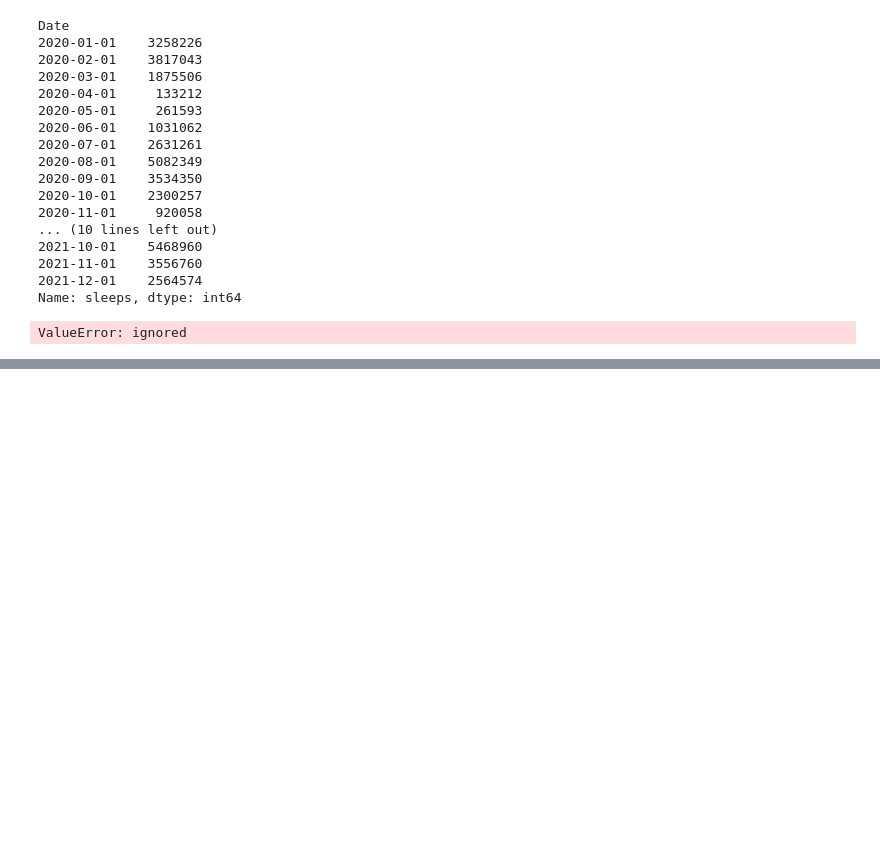
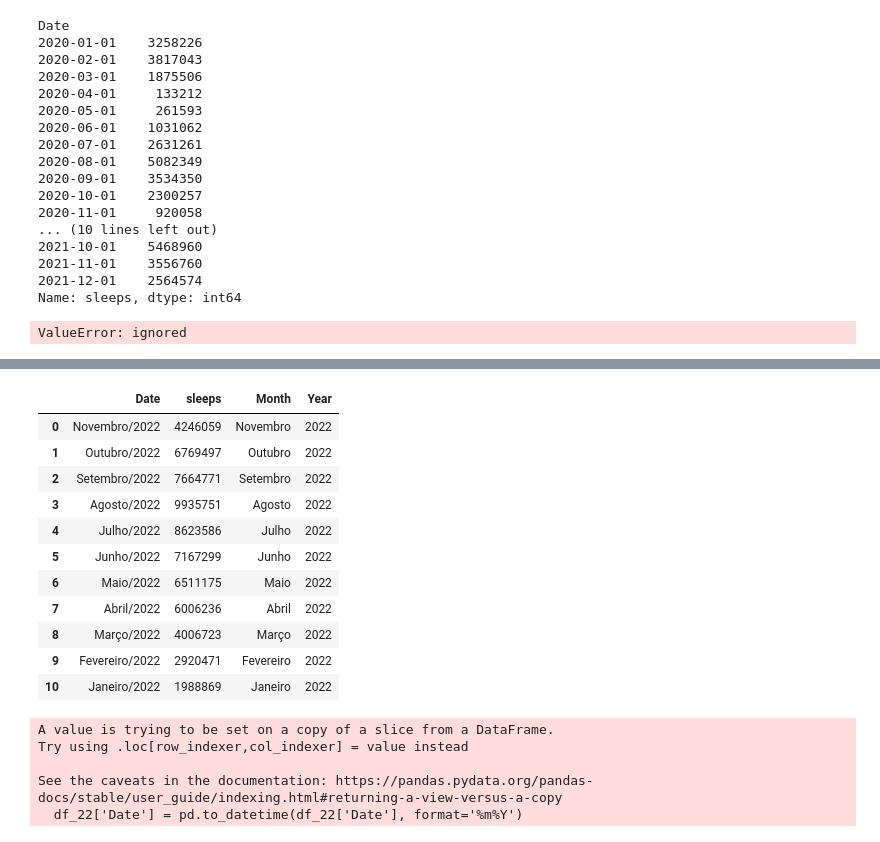
Before and after one commit to LuisaPolicarpo/Project5, a Jupyter notebook: Time_series_s_e_g.ipynb, the cells around one changed output, grey strips where cells are left out. Drawn from its saved outputs; the diff is of its cells as text; code cells hidden in the pictures; blank space fills up the shorter version.

```diff
--- a/Time_series_s_e_g.ipynb
+++ b/Time_series_s_e_g.ipynb
@@ -998,0 +998,4 @@ ValueError: ignored
+# %%
+sleeps_2022= pd.read_csv('https://raw.githubusercontent.com/LuisaPolicarpo/Project5/main/sleeps%202022.csv', encoding='latin-1', on_bad_lines='skip',sep=';')
+# %%
+df = sleeps_2022.drop(columns=['unwated', 'Unnamed: 3'])
@@ -998,0 +1014,2 @@ ValueError: ignored
+# %%
+df_2 = df.rename(columns = {'Período de referência dos dados ':'Date',' Dormidas':'sleeps' })
@@ -998,0 +1031,35 @@ ValueError: ignored
+# %%
+df_2['Date'] = df_2['Date'].str.replace(' de ', '/')
+df_2[['Month', 'Year']] = df_2['Date'].str.split('/',1,expand=True)
+df_2
+# %% [output]
+|  | Date | sleeps | Month | Year |
+| 0 | Novembro/2022 | 4246059 | Novembro | 2022 |
+| 1 | Outubro/2022 | 6769497 | Outubro | 2022 |
+| 2 | Setembro/2022 | 7664771 | Setembro | 2022 |
+| 3 | Agosto/2022 | 9935751 | Agosto | 2022 |
+| 4 | Julho/2022 | 8623586 | Julho | 2022 |
+| 5 | Junho/2022 | 7167299 | Junho | 2022 |
+| 6 | Maio/2022 | 6511175 | Maio | 2022 |
+| 7 | Abril/2022 | 6006236 | Abril | 2022 |
+| 8 | Março/2022 | 4006723 | Março | 2022 |
+| 9 | Fevereiro/2022 | 2920471 | Fevereiro | 2022 |
+| 10 | Janeiro/2022 | 1988869 | Janeiro | 2022 |
+# %%
+months = {'Janeiro':'01', 'Fevereiro':'02', 'Março':'03', 'Abril':'04', 'Maio':'05', 'Junho':'06', 'Julho':'07', 'Agosto':'08', 'Setembro':'09', 'Outubro':10, 'Novembro':11, 'Dezembro':12}
+
+df2=df_2.replace({"Month": months}) #convert the name to number of month
+df2['Year'] = df2['Year'].astype(str)
+df2['Month'] = df2['Month'].astype(str)
+df2['Date'] = df2['Month']+df2['Year']
+
+df_22 = df2[['Date', 'sleeps']]
+
+df_22['Date'] = pd.to_datetime(df_22['Date'], format='%m%Y')
+df_date = df_22.set_index('Date')
+# %% [output]
+A value is trying to be set on a copy of a slice from a DataFrame.
+Try using .loc[row_indexer,col_indexer] = value instead
+
+See the caveats in the documentation: https://pandas.pydata.org/pandas-docs/stable/user_guide/indexing.html#returning-a-view-versus-a-copy
+  df_22['Date'] = pd.to_datetime(df_22['Date'], format='%m%Y')
```
Also changed, not shown: parts of 16 cells of this notebook.
